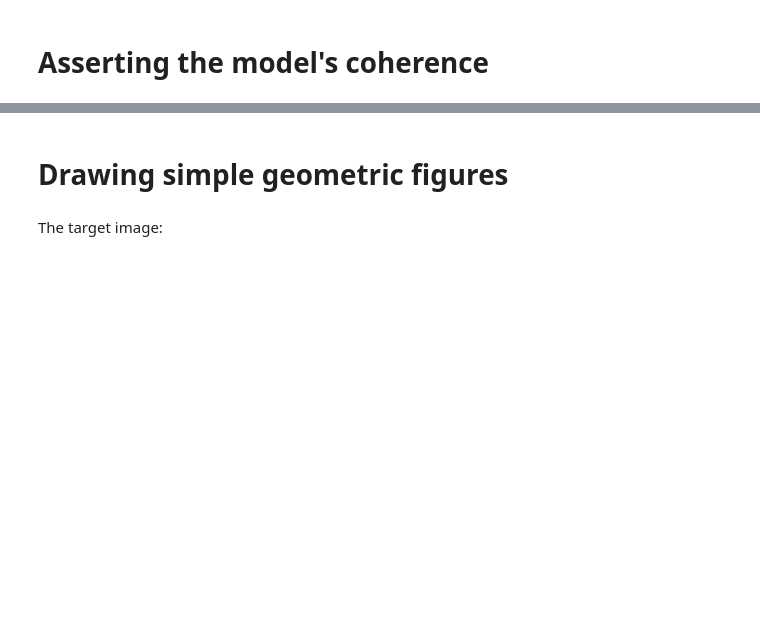
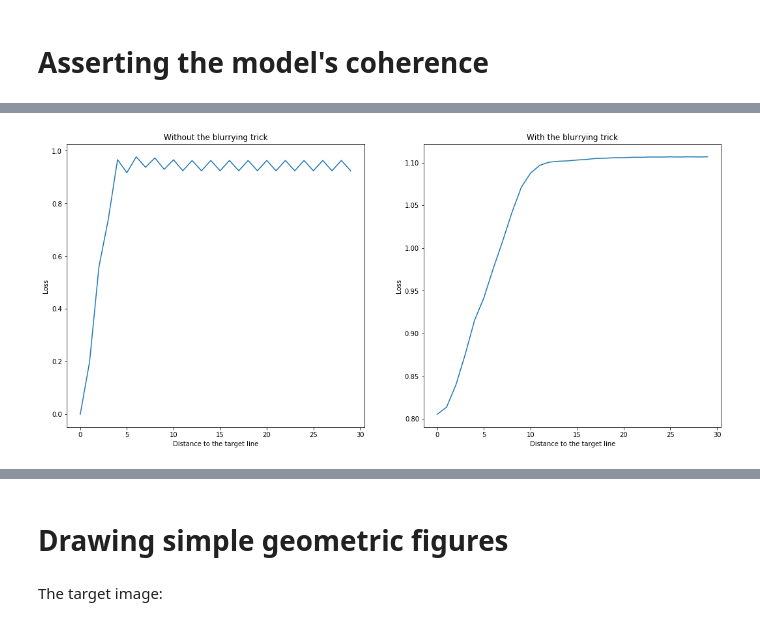
Before and after one commit to jules-samaran/ARIEL, a Jupyter notebook: Demo_notebook.ipynb, the cells around one changed output, grey strips where cells are left out. Cells and saved outputs as stored; diff of their text form; code cells hidden in the pictures; blank space fills up the shorter version.

```diff
--- a/Demo_notebook.ipynb
+++ b/Demo_notebook.ipynb
@@ -46,0 +79,15 @@ add one loss history plot to show optimization works and initialization is not e
+# %%
+plt.figure(figsize=(18, 8))
+plt.subplot(1, 2, 1)
+plt.plot(np.arange(len(losses_without_blurryness)), losses_without_blurryness)
+plt.xlabel("Distance to the target line")
+plt.ylabel("Loss")
+plt.title("Without the blurrying trick")
+plt.subplot(1, 2, 2)
+plt.plot(np.arange(len(losses_with_blurryness)), losses_with_blurryness)
+plt.xlabel("Distance to the target line")
+plt.ylabel("Loss")
+plt.title("With the blurrying trick")
+plt.show()
+# %% [output]
+[figure, added]
```
Also changed, not shown: parts of 20 cells of this notebook, 3 other files.
